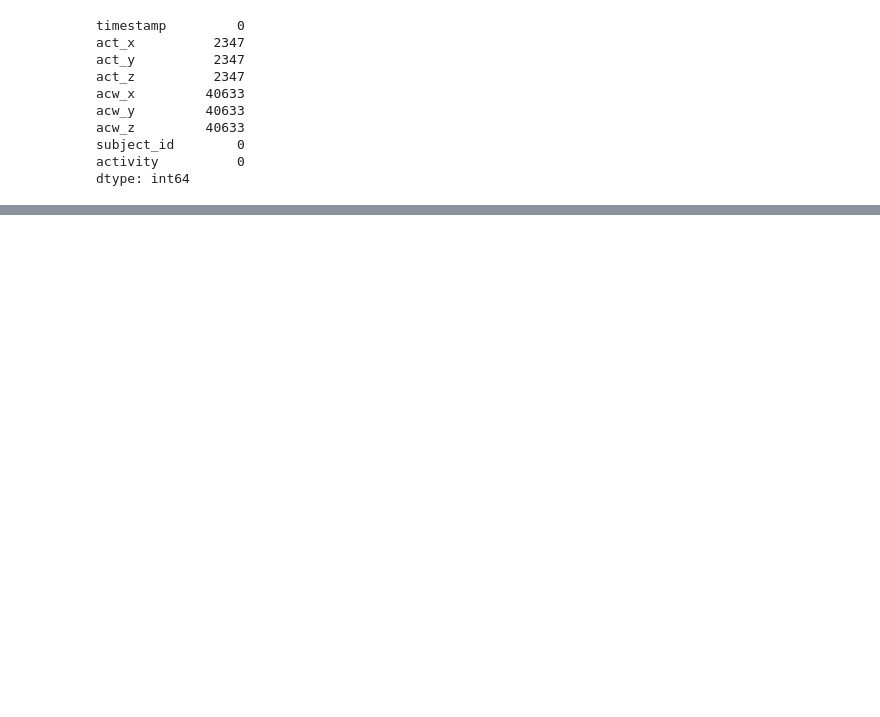
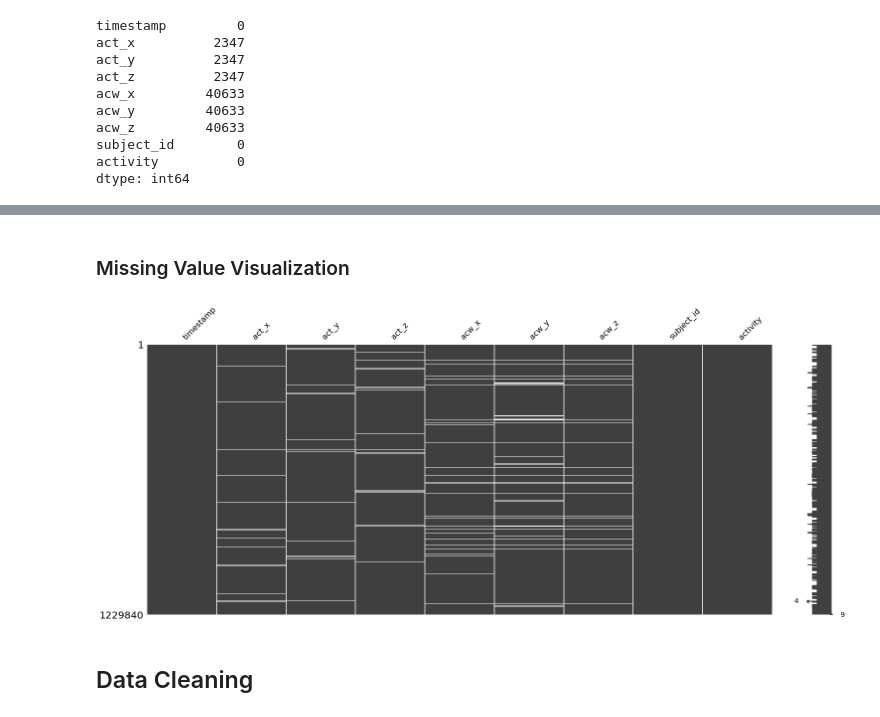
Before and after one commit to saif-mahmud/hierarchical-attention-HAR, a Jupyter notebook: MEx_Data.ipynb, the cells around one changed output, grey strips where cells are left out. Drawn from its saved outputs; the diff is of its cells as text; code cells hidden in the pictures; blank space fills up the shorter version.

```diff
--- a/MEx_Data.ipynb
+++ b/MEx_Data.ipynb
@@ -204,0 +238,15 @@ dtype: int64
+# %% [markdown]
+### Missing Value Visualization
+# %%
+def visualize_missing_data(df:pd.DataFrame):
+    df_nan = df.copy()
+    df_nan.replace(0, np.nan, inplace=True)
+
+    ms.matrix(df_nan)
+    plt.show()
+# %%
+visualize_missing_data(mex_data)
+# %% [output]
+[figure, added]
+# %% [markdown]
+## Data Cleaning
```
Also changed, not shown: parts of 20 cells of this notebook.
